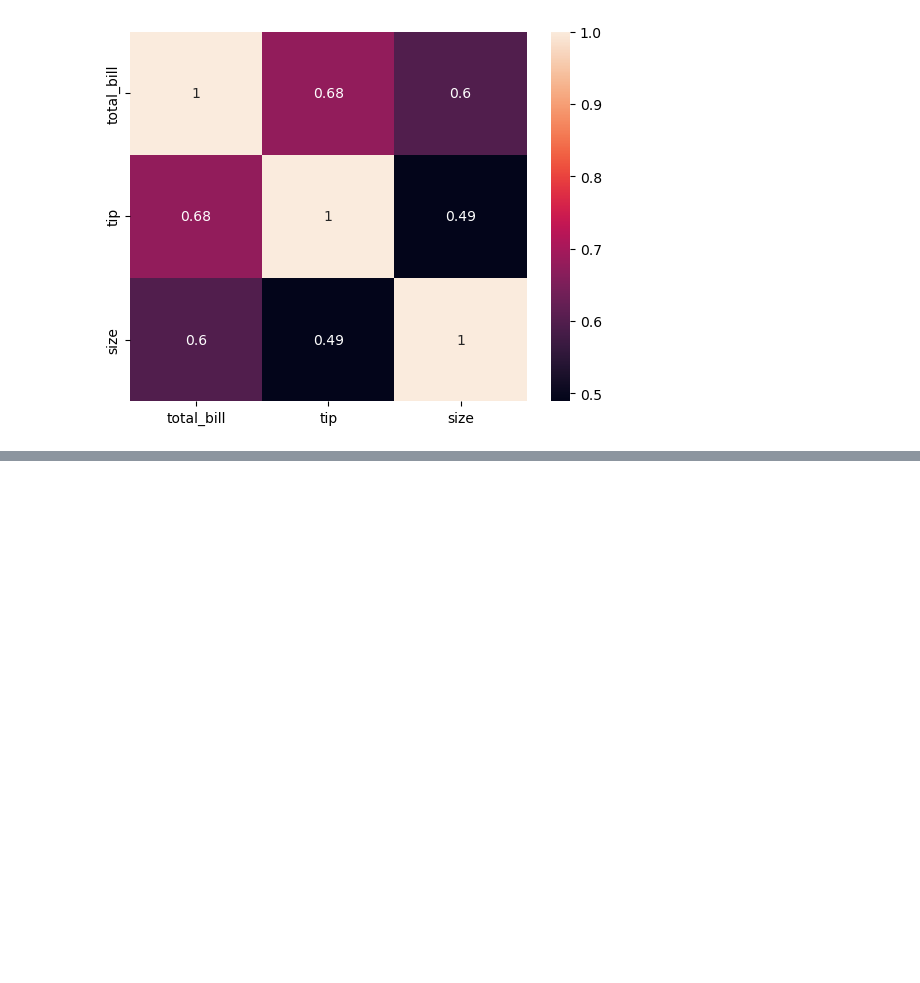
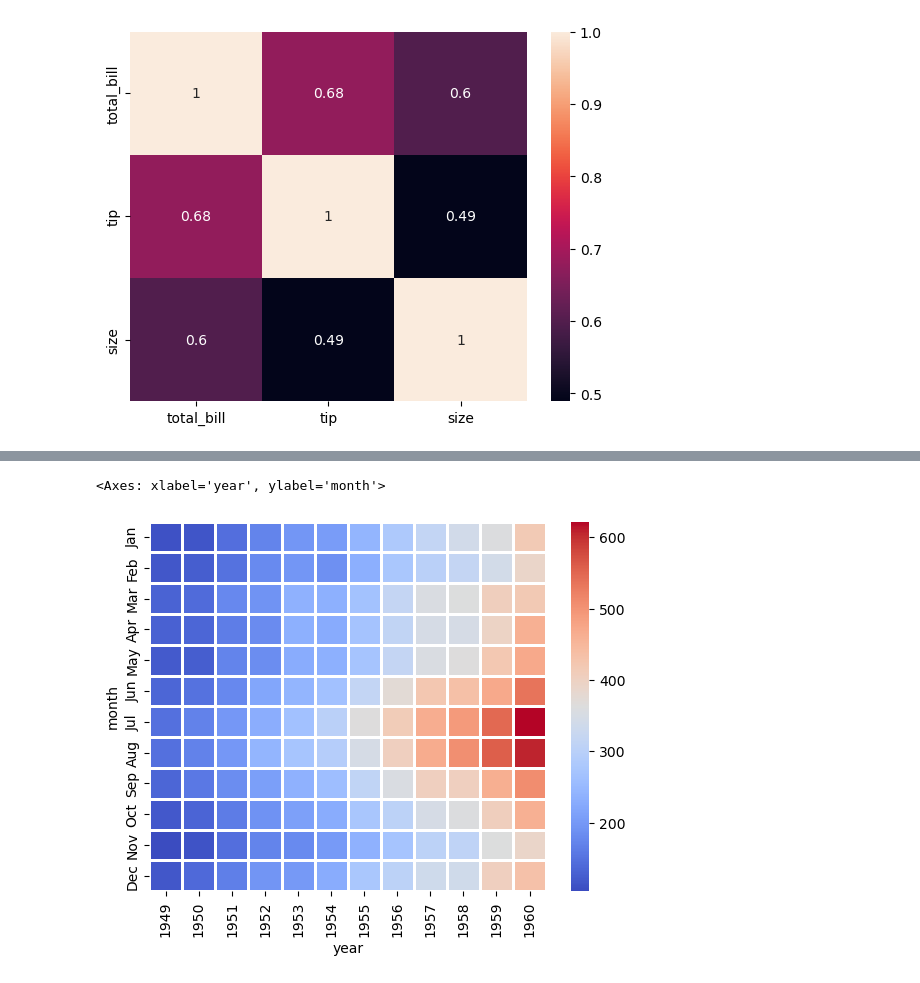
Before and after one commit to Lizaa-sm/python_to_DS, a Jupyter notebook: Python_Seaborn/Seaborn_II.ipynb, the cells around one changed output, grey strips where cells are left out. Drawn from its saved outputs; the diff is of its cells as text; code cells hidden in the pictures; blank space fills up the shorter version.

```diff
--- a/Python_Seaborn/Seaborn_II.ipynb
+++ b/Python_Seaborn/Seaborn_II.ipynb
@@ -106,0 +123,7 @@ sns.heatmap(ex, annot=True)
+# %%
+f = flights.pivot_table(index='month', columns='year', values='passengers', observed=False)
+sns.heatmap(f, cmap='coolwarm', linecolor='white', linewidths=1)
+# you can use cmap = 'magma'
+# %% [output]
+<Axes: xlabel='year', ylabel='month'>
+[figure, added]
```
Also changed, not shown: parts of 2 cells of this notebook.
